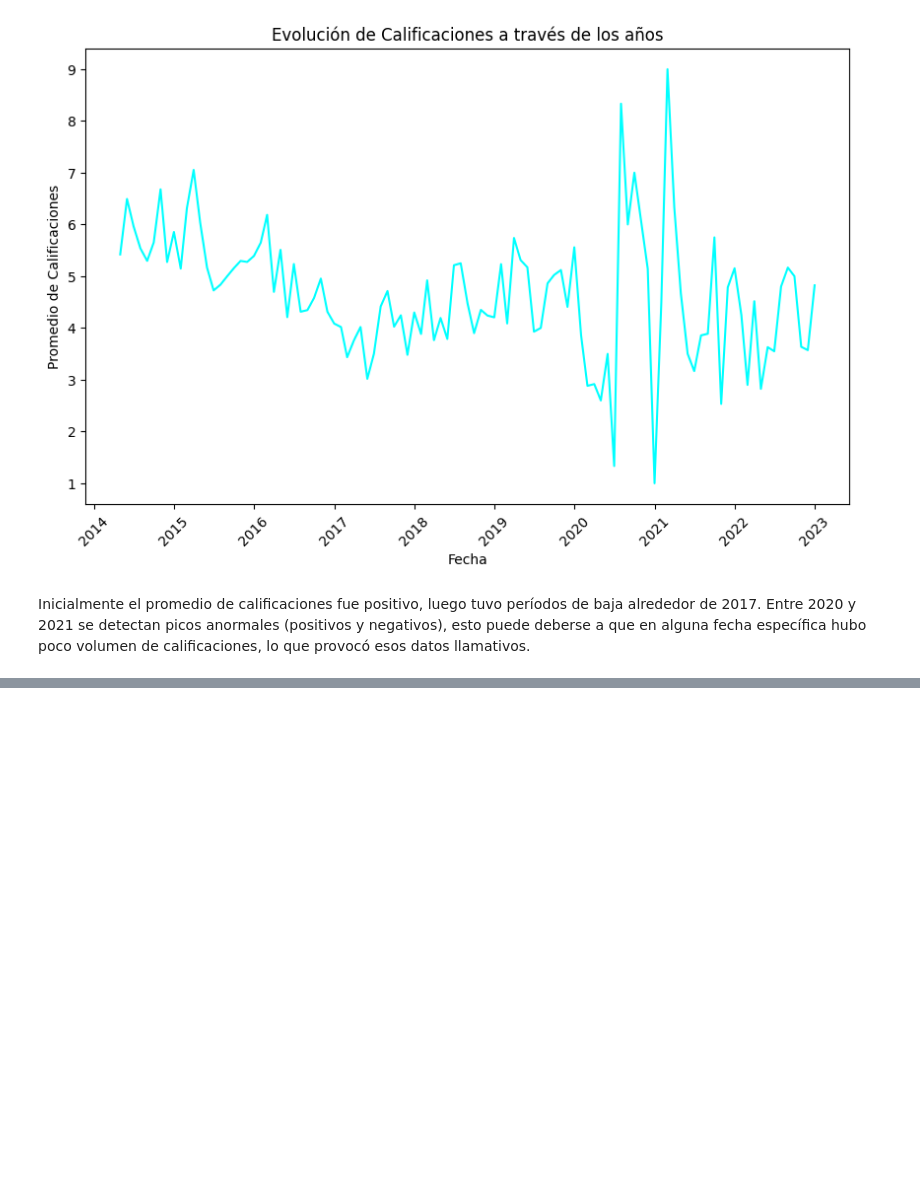
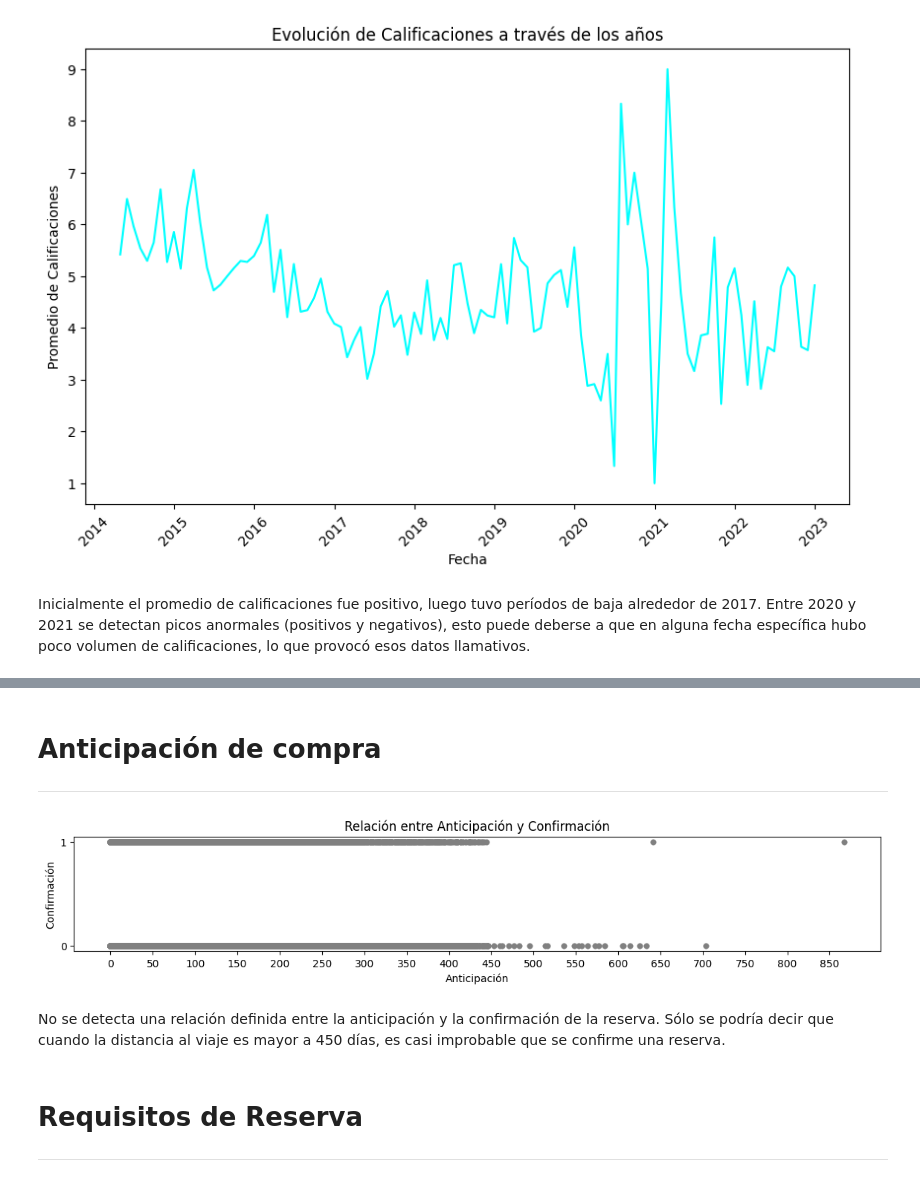
Before and after one commit to alexguttlein/TP1-AnalisisExploratorioDeDatos, a Jupyter notebook: TP1_Análisis_Exploratorio_de_Datos.ipynb, the cells around one changed output, grey strips where cells are left out. Saved outputs shown, nothing was run; the diff lists cells and outputs as text; code cells hidden in the pictures; blank space fills up the shorter version.

```diff
--- a/TP1_Análisis_Exploratorio_de_Datos.ipynb
+++ b/TP1_Análisis_Exploratorio_de_Datos.ipynb
@@ -382,0 +568,28 @@ Inicialmente el promedio de calificaciones fue positivo, luego tuvo períodos de
+# %% [markdown]
+# **Anticipación de compra**
+
+---
+# %%
+df_anticipacion = customer_airways.copy()
+df_anticipacion.drop(['num_passengers','trip_type','flight_hour','flight_day','wants_extra_baggage','wants_preferred_seat','wants_in_flight_meals','flight_duration'], axis=1, inplace=True)
+# %%
+#se realiza un scatter plot para ver si existe una relación entre la anticipación de compra y la confirmación de la reserva.
+
+plt.figure(figsize=(14, 2))
+plt.scatter(df_anticipacion['purchase_lead'], df_anticipacion['booking_complete'], color='grey', linewidths=0.25, s=30)
+plt.xlabel('Anticipación')
+plt.ylabel('Confirmación')
+plt.title('Relación entre Anticipación y Confirmación')
+
+plt.xticks(np.arange(min(df_anticipacion['purchase_lead']), max(df_anticipacion['purchase_lead'])+1, 50))
+plt.yticks(np.arange(min(df_anticipacion['booking_complete']), max(df_anticipacion['booking_complete'])+1, 1))
+
+plt.show()
+# %% [output]
+[figure, added]
+# %% [markdown]
+No se detecta una relación definida entre la anticipación y la confirmación de la reserva. Sólo se podría decir que cuando la distancia al viaje es mayor a 450 días, es casi improbable que se confirme una reserva.
+# %% [markdown]
+# **Requisitos de Reserva**
+
+---
```
Also changed, not shown: parts of 28 cells of this notebook.
